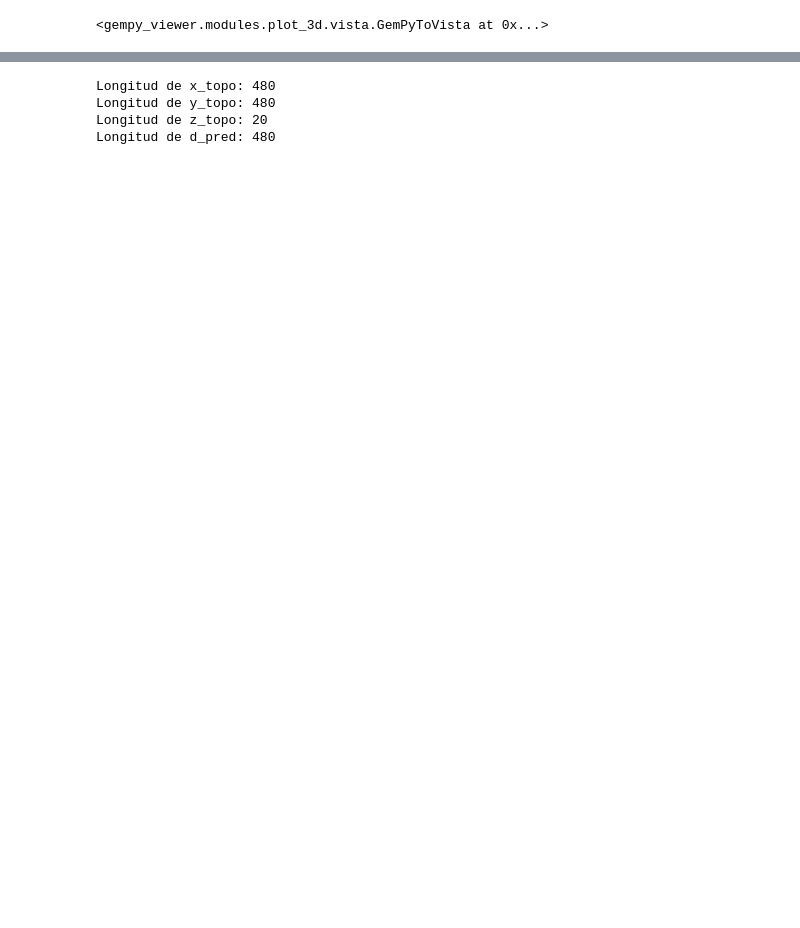
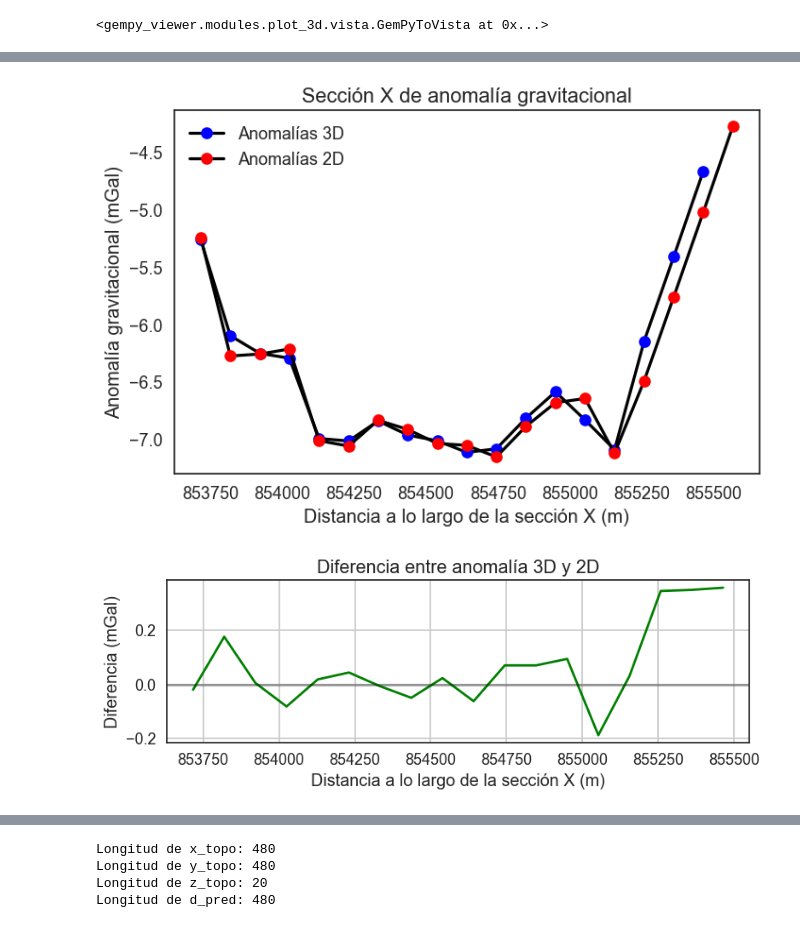
Before and after one commit to GabrielMoreno09/Modelamiento_Inversion_VCM_Project, a Jupyter notebook: Modelamiento_directo/Modelamiento_SimPEG (4).ipynb, the cells around one changed output, grey strips where cells are left out. Cells and saved outputs as stored; diff of their text form; code cells hidden in the pictures; blank space fills up the shorter version.

```diff
--- a/Modelamiento_directo/Modelamiento_SimPEG (4).ipynb
+++ b/Modelamiento_directo/Modelamiento_SimPEG (4).ipynb
@@ -529,0 +394,77 @@ plt.show()
+# %%
+# Asumiendo que tienes tus datos 3D en una variable llamada 'd_pred'
+# y las coordenadas x, y, z correspondientes
+
+# Definir la línea de sección (ajusta estos valores según tu necesidad)
+x_start, y_start = 853614, 988169  # Coordenadas de inicio
+x_end, y_end = 855566, 988169  # Coordenadas de fin
+
+# Crear puntos a lo largo de la línea de sección
+num_points = 20
+x_section = np.linspace(x_start, x_end, num_points)
+y_section = np.linspace(y_start, y_end, num_points)
+
+# Interpolar los valores de anomalía gravitacional a lo largo de la sección
+from scipy.interpolate import griddata
+
+points = np.column_stack((receiver_locations[:, 0], receiver_locations[:, 1]))
+values = -d_pred
+xi = np.column_stack((x_section, y_section))
+z_section = griddata(points, values, xi, method='linear')
+
+# Calcular la distancia a lo largo de la sección
+distance = np.sqrt((x_section - x_start)**2 + (y_section - y_start)**2) + 853614
+
+# Para la visualización (comentado)
+X, Y = np.meshgrid(distance, np.linspace(z_section.min(), z_section.max(), num_points))
+Z = np.tile(z_section, (num_points, 1))
+# im = plt.pcolormesh(X, Y, Z, shading='auto', cmap='jet')
+
+# Definir la sección 2D
+y_section_2d = 988169  # El valor Y de tu sección
+
+# Crear una línea de receptores a lo largo de la sección (en X)
+x_range = np.linspace(meshes.x0[0], meshes.x0[0] + meshes.h[0].sum(), 20)
+y_range = np.full_like(x_range, y_section_2d)
+z_topo = fun_interp(np.c_[x_range, y_range])
+receiver_locations_2d = np.c_[x_range, y_range, z_topo + 5.0]
+
+# Crear nuevos receptores y survey para la sección 2D
+receiver_list_2d = gravity.receivers.Point(receiver_locations_2d, components=["gz"])
+source_field_2d = gravity.sources.SourceField(receiver_list=[receiver_list_2d])
+survey_2d = gravity.survey.Survey(source_field_2d)
+
+# Calcular las anomalías gravimétricas para la sección 2D
+simulation_2d = gravity.simulation.Simulation3DIntegral(
+    survey=survey_2d,
+    mesh=meshes,
+    rhoMap=maps.IdentityMap(nP=model.size),
+    ind_active=ind_active,
+)
+d_pred_2d = simulation_2d.dpred(model)
+
+# Graficar los resultados
+plt.figure(figsize=(8, 5))
+plt.plot(distance, (z_section), color='black', marker="o", markerfacecolor='blue', label="Anomalías 3D")
+plt.plot(distance, (-d_pred_2d), color='black', marker="o", markerfacecolor='red', label="Anomalías 2D")
+plt.xlabel('Distancia a lo largo de la sección X (m)')
+plt.ylabel('Anomalía gravitacional (mGal)')
+plt.title('Sección X de anomalía gravitacional')
+plt.legend()
+# plt.colorbar(im, label='mGal')
+plt.show()
+
+# Calcular y mostrar la diferencia entre ambas respuestas
+diff = z_section - (-d_pred_2d)
+plt.figure(figsize=(8, 3))
+plt.plot(distance, diff, 'g-', linewidth=2)
+plt.xlabel('Distancia a lo largo de la sección X (m)')
+plt.ylabel('Diferencia (mGal)')
+plt.title('Diferencia entre anomalía 3D y 2D')
+plt.grid(True)
+plt.axhline(y=0, color='k', linestyle='-', alpha=0.3)
+plt.tight_layout()
+plt.show()
+# %% [output]
+[figure, added]
+[figure, added]
```
Also changed, not shown: parts of 21 cells of this notebook, 11 other files.
